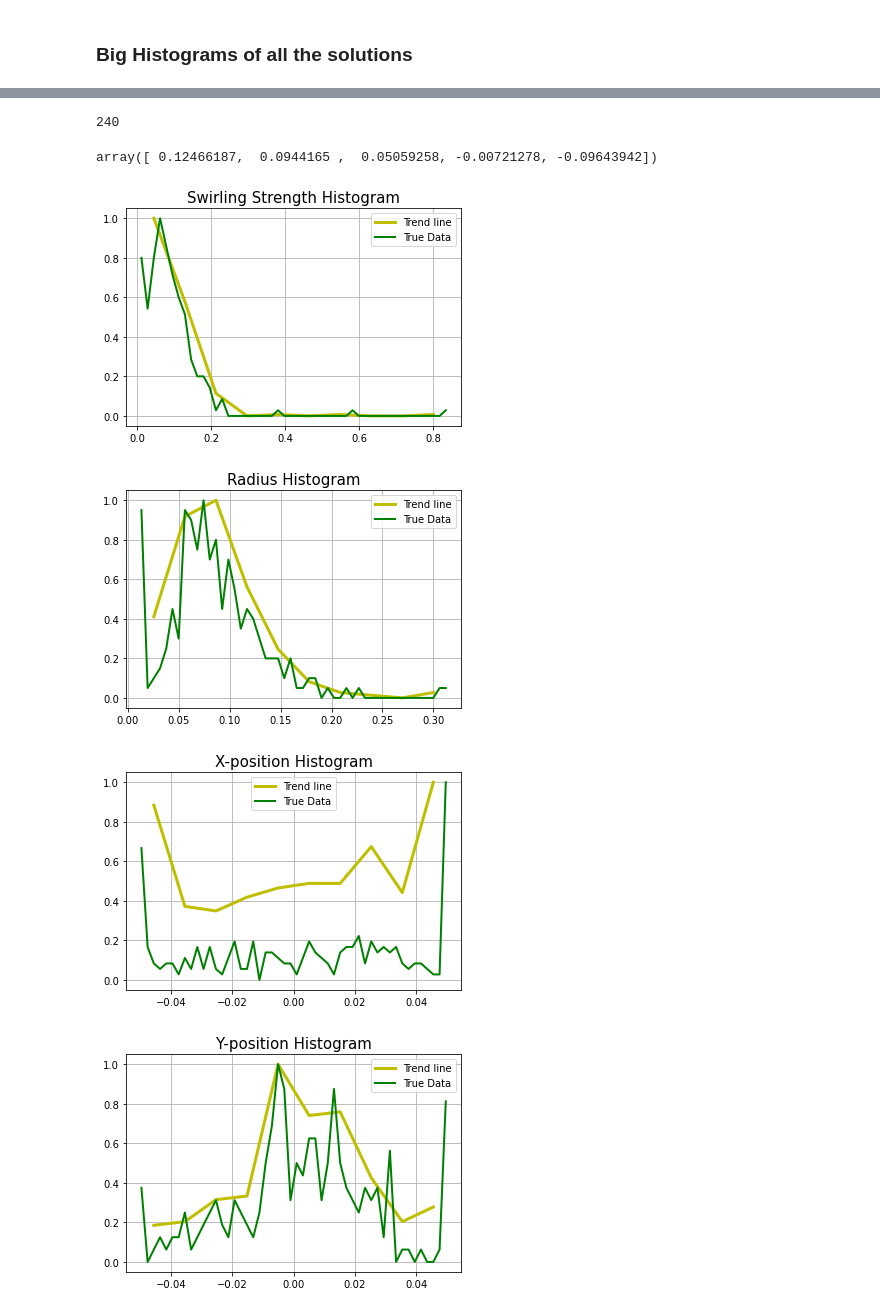
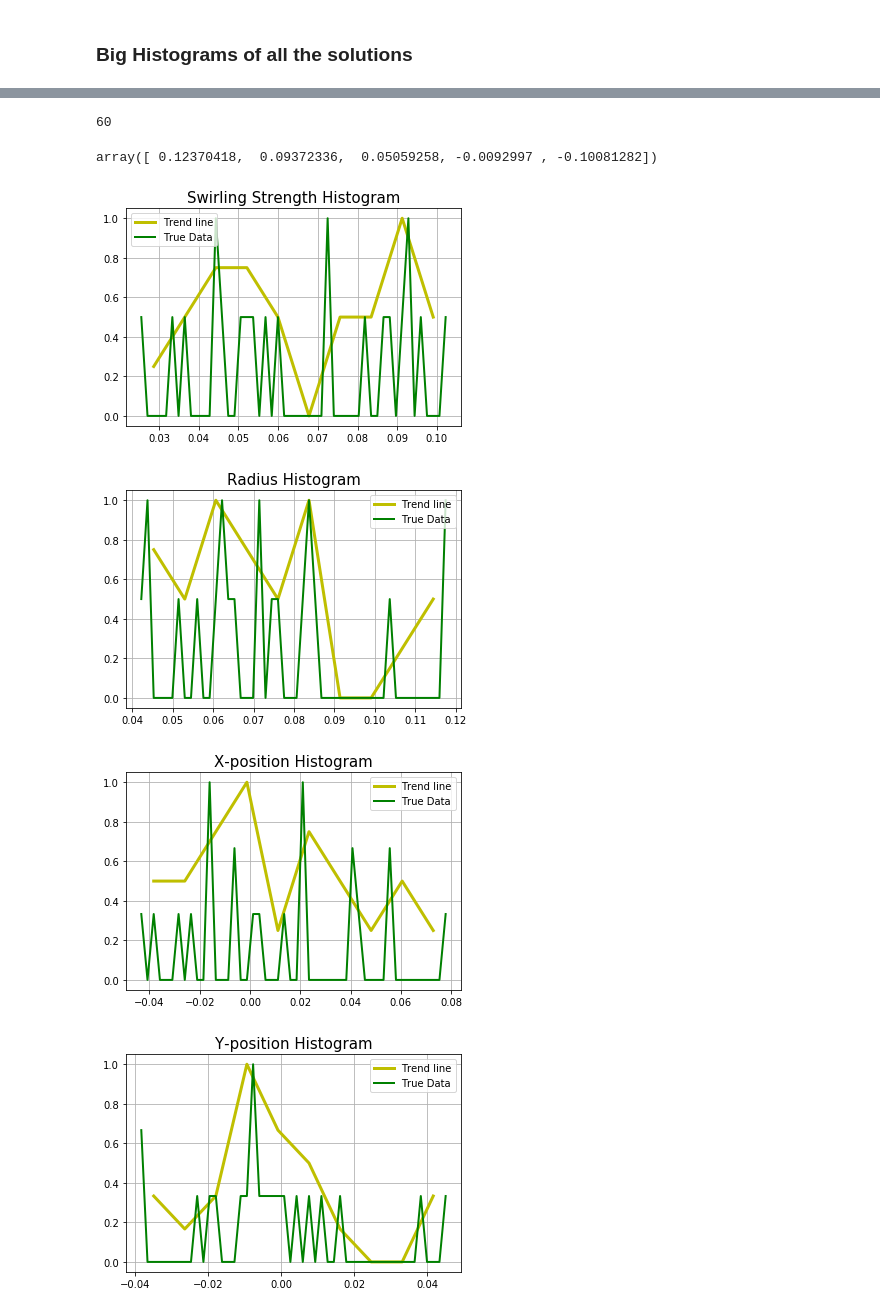
Before and after one commit to kommalapatisahil/CoherentStructures, a Jupyter notebook: SMR_W14_automation_heightV5.ipynb, the cells around one changed output, grey strips where cells are left out. Drawn from its saved outputs; the diff is of its cells as text; code cells hidden in the pictures.

```diff
--- a/SMR_W14_automation_heightV5.ipynb
+++ b/SMR_W14_automation_heightV5.ipynb
@@ -22,7 +22,7 @@ import time
 
 G = reload(G)
 mat_path = "C:/Users/Lavision/Desktop/CoherentStructures-master/RNV45-RI2.mat"
-X, Y, U, V,Swirl, Cond,Prof, SwirlFiltPro, SwirlFiltRet, SwirlFilt = G.init_data(mat_path = mat_path)
+X, Y, U, V,Swirl, Cond,Prof, SwirlFiltPro, SwirlFiltRet, SwirlFilt = G.init_data()
 Umean = Prof['U']
 
 xog = X[0,:]
@@ -410,7 +395,3 @@ plt.show()
-# %%
-a = np.array([1,2,3])
-b = np.cumsum(a)
-plt.plot(b)
 # %%
 print(f'Average residual error for mcm - ', np.mean(mc_res))
 print(f'Average residual error for minn - ', np.mean(min_res))
@@ -467,7 +454,7 @@ def bigHist(sol_dir):
 # %%
 len(min_soldir.keys())
 # %% [output]
-240
+60
 # %%
 min_soldir2 = {}
 for i in lkeys:
@@ -475,12 +462,12 @@ for i in lkeys:
 # %%
 min_soldir[1]
 # %% [output]
-array([ 0.12466187,  0.0944165 ,  0.05059258, -0.00721278, -0.09643942])
+array([ 0.12370418,  0.09372336,  0.05059258, -0.0092997 , -0.10081282])
 # %%
-mnx, mny = bigHist(min_soldir)
+#mnx, mny = bigHist(min_soldir)
 mcx, mcy = bigHist(mc_soldir)
 # %% [output]
-[figure, old version]
+[figure, new version]
-[figure, old version]
+[figure, new version]
-[figure, old version]
+[figure, new version]
-[figure, old version]
+[figure, new version]
```
Also changed, not shown: parts of 12 cells of this notebook.
